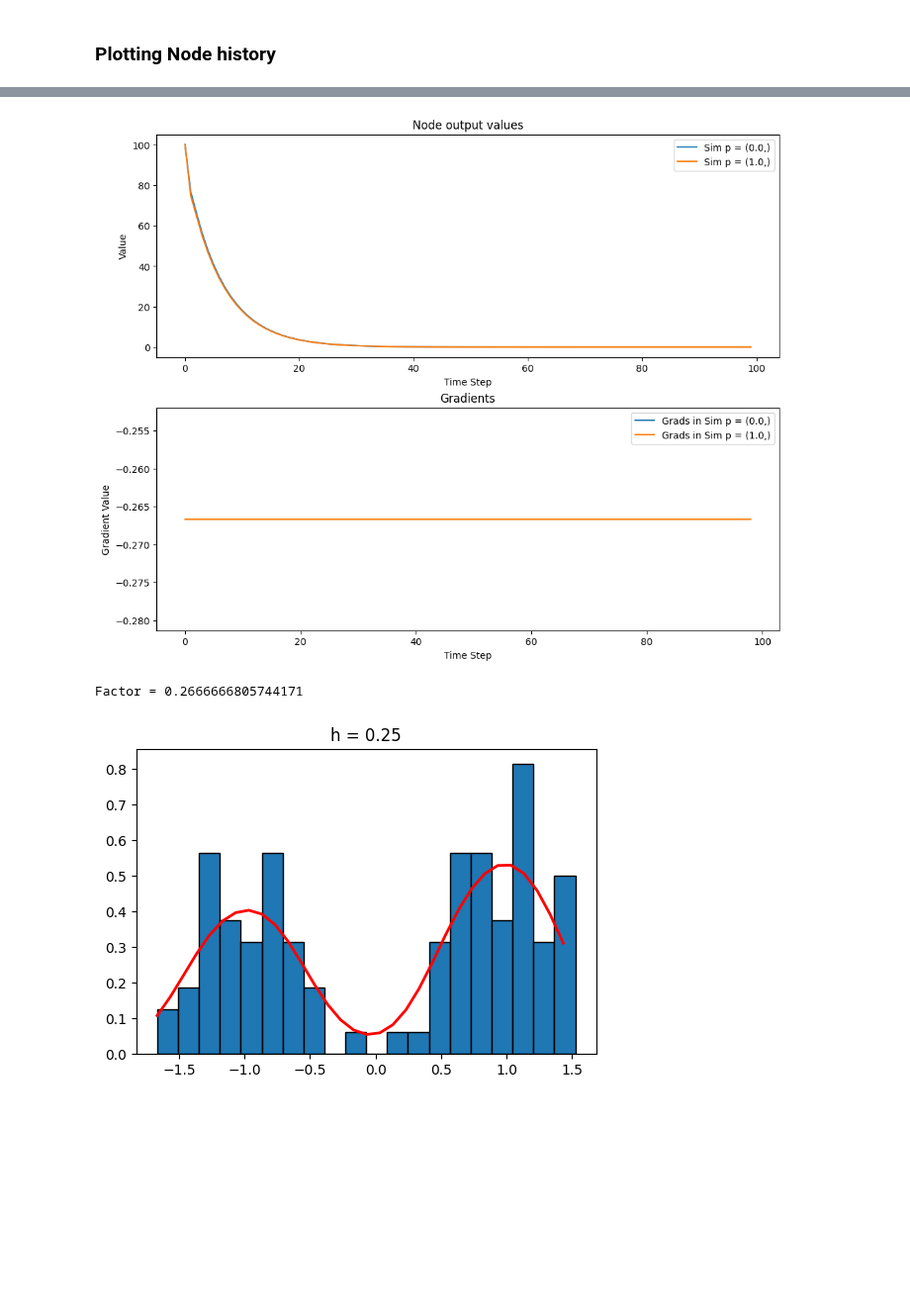
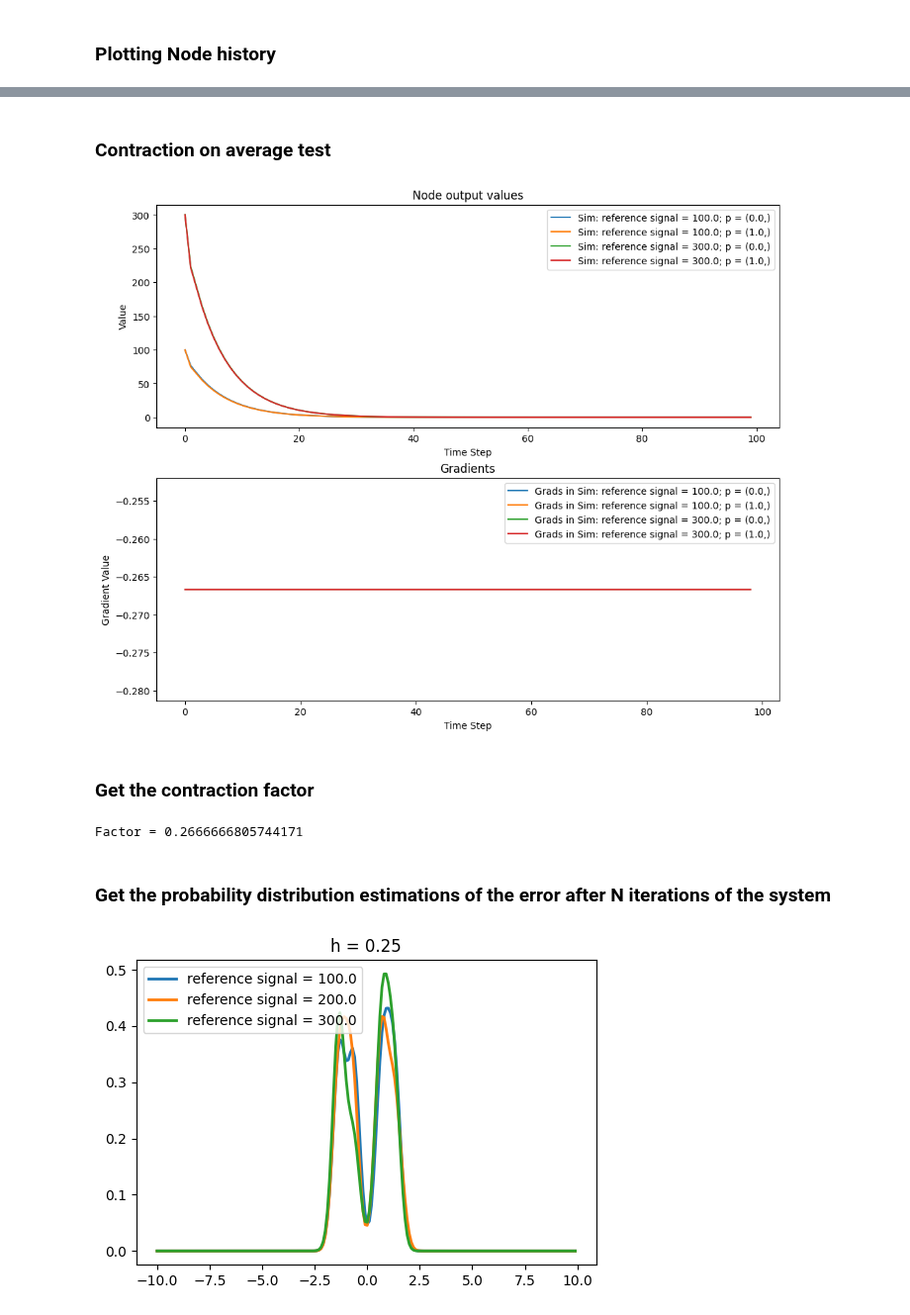
Before and after one commit to humancompatible/interconnect, a Jupyter notebook: examples/basic_simulation.ipynb, the cells around one changed output, grey strips where cells are left out. Shown at 99% size. Cells and saved outputs as stored; diff of their text form; code cells hidden in the pictures; blank space fills up the shorter version.

Commit message:
Multiple input signals to the contraction on average testing and distribution estimation. + better plotting.

```diff
--- a/examples/basic_simulation.ipynb
+++ b/examples/basic_simulation.ipynb
@@ -231,15 +229,21 @@ sim.plot.runtimes()
+# %% [markdown]
+### Contraction on average test
 # %%
-from tests.contractionTests.contraction_test import contraction
-r = contraction(reference_signal=100.0, agent_probs=np.array([[0.0, 1.0]]), it=100, make_plots=True, sim_class=Sim)
+from tests.contractionTests.contraction_test import get_factor
+r = get_factor(reference_signals=np.array([100.0, 300.0]), agent_probs=np.array([[0.0, 1.0]]), it=100, make_plots=True, sim_class=Sim)
 # %% [output]
-[figure, old version]
+[figure, new version]
+# %% [markdown]
+### Get the contraction factor
 # %%
 print(f"Factor = {r}")
 # %% [output]
 Factor = 0.2666666805744171
+# %% [markdown]
+### Get the probability distribution estimations of the error after N iterations of the system
 # %%
 from humancompatible.interconnect.simulators.distribution import Distribution
-dist = Distribution(Sim, 100.0)
-distribution1 = dist.get_distribution(h=0.25)
+dist = Distribution(Sim, iterations=100)
+distributions = dist.get_distribution(h=0.25, reference_signals=np.array([100.0, 200.0, 300.0]))
 # %% [output]
-[figure, old version]
+[figure, new version]
```
Also changed, not shown: parts of 4 cells of this notebook, 3 other files.
